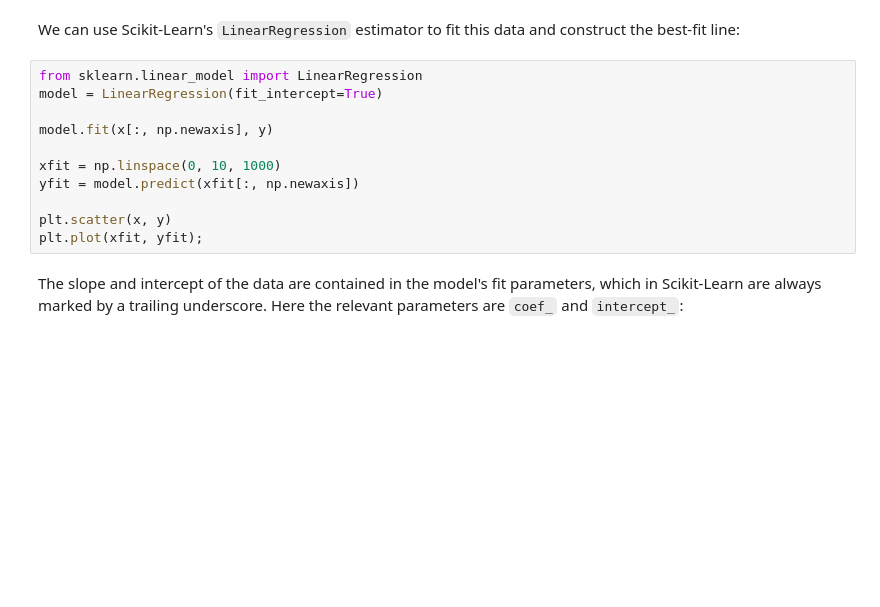
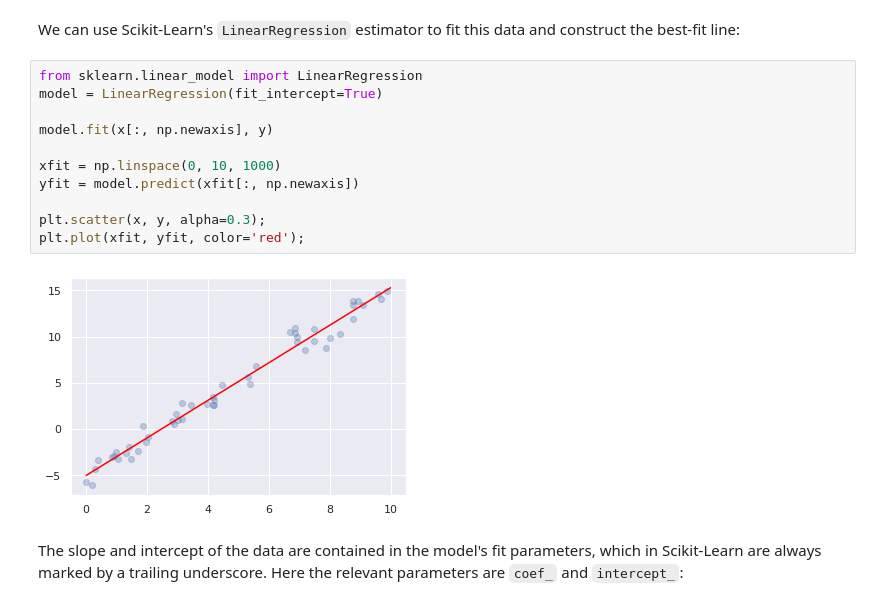
Before and after one commit to mjcaguiat/stem3790-25su-max, a Jupyter notebook: code/3-linear_regression_1_skilearn.ipynb, the cells around one changed output. Drawn from its saved outputs; the diff is of its cells as text; blank space fills up the shorter version.

```diff
--- a/code/3-linear_regression_1_skilearn.ipynb
+++ b/code/3-linear_regression_1_skilearn.ipynb
@@ -36,14 +38,16 @@ We can use Scikit-Learn's ``LinearRegression`` estimator to fit this data and co
 # %%
 from sklearn.linear_model import LinearRegression
 model = LinearRegression(fit_intercept=True)
 
 model.fit(x[:, np.newaxis], y)
 
 xfit = np.linspace(0, 10, 1000)
 yfit = model.predict(xfit[:, np.newaxis])
 
-plt.scatter(x, y)
-plt.plot(xfit, yfit);
+plt.scatter(x, y, alpha=0.3);
+plt.plot(xfit, yfit, color='red');
+# %% [output]
+[figure, added]
 # %% [markdown]
 The slope and intercept of the data are contained in the model's fit parameters, which in Scikit-Learn are always marked by a trailing underscore.
 Here the relevant parameters are ``coef_`` and ``intercept_``:
```
Also changed, not shown: parts of 3 cells of this notebook, 1 other file.
